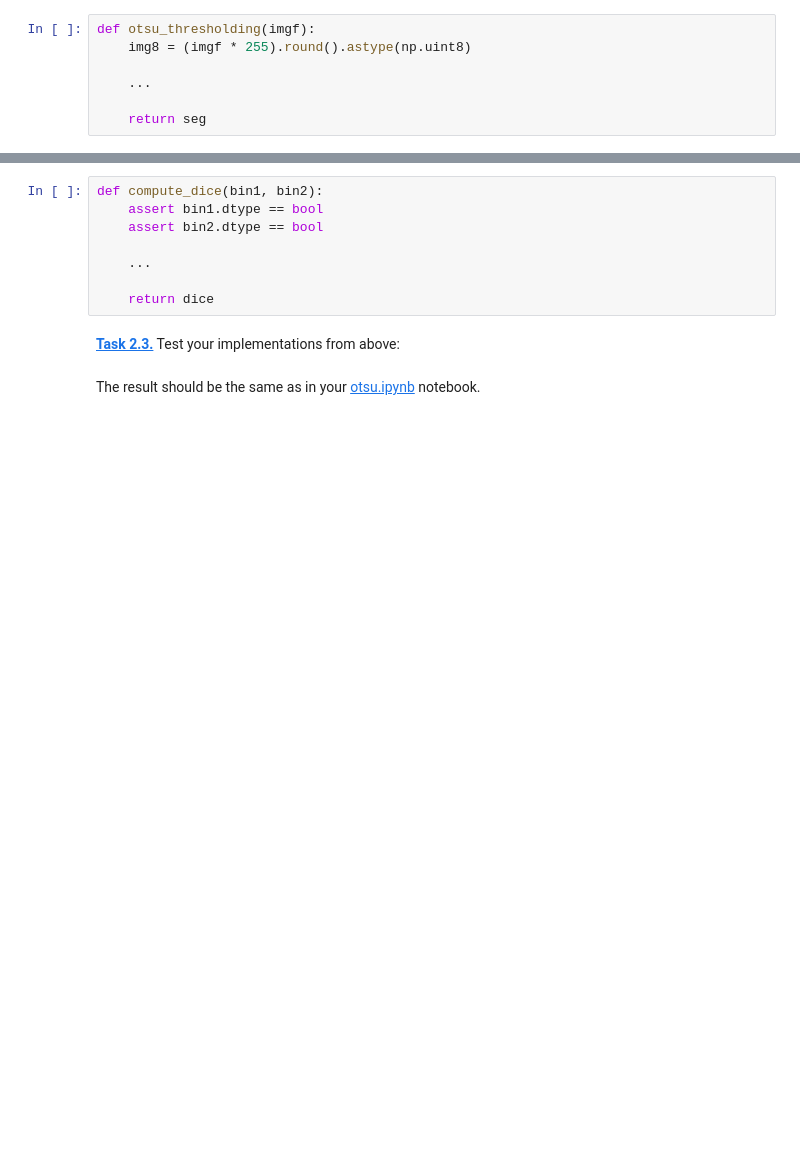
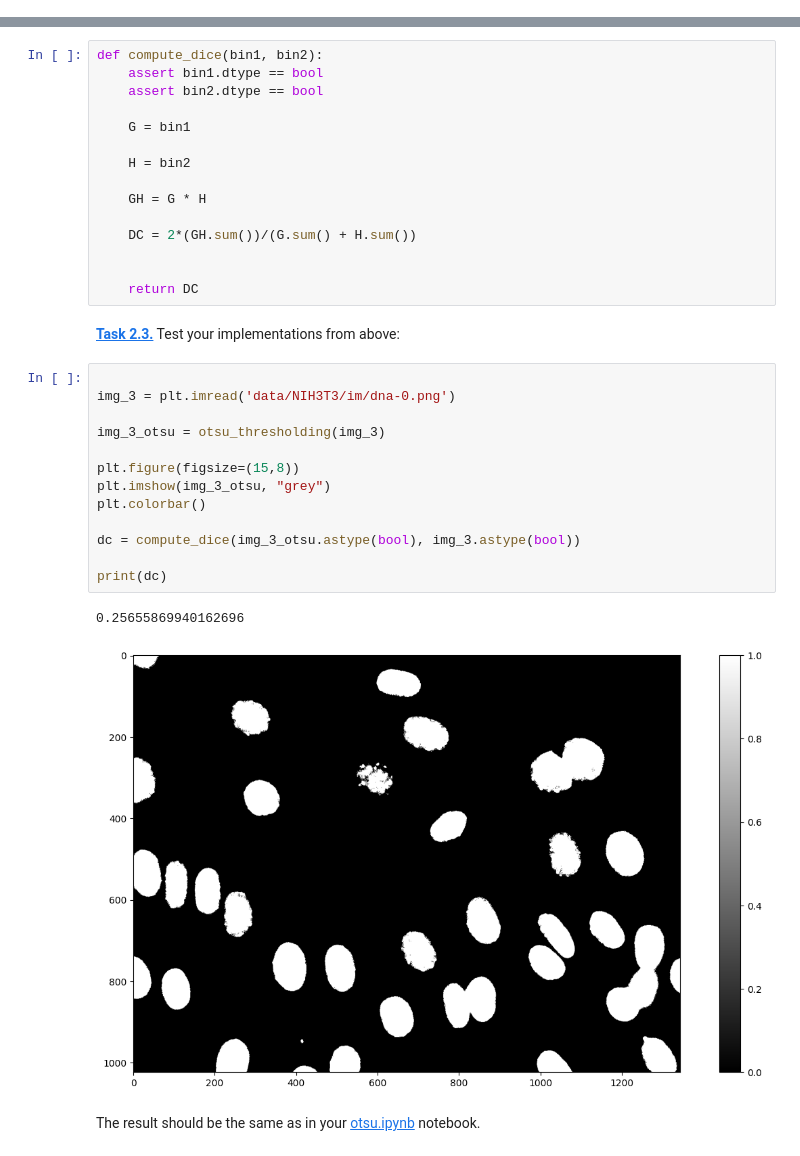
Before and after one commit to MiaRaedlein/mobi-fs5-python, a Jupyter notebook: otsu_batch.ipynb, the cells around one changed output, grey strips where cells are left out. Drawn from its saved outputs; the diff is of its cells as text; blank space fills up the shorter version.

Commit message:
Otsu

```diff
--- a/otsu_batch.ipynb
+++ b/otsu_batch.ipynb
@@ -5,10 +5,3 @@ import numpy as np
 import matplotlib.pyplot as plt
 # %% [markdown]
 **[Task 2.1.]()** Implement Otsu thresholding as a re-usable function:
-# %%
-def otsu_thresholding(imgf):
-    img8 = (imgf * 255).round().astype(np.uint8)
-
-    ...
-
-    return seg
@@ -19,11 +42,34 @@ def compute_dice(bin1, bin2):
     assert bin1.dtype == bool
     assert bin2.dtype == bool
 
-    ...
+    G = bin1
 
-    return dice
+    H = bin2
+
+    GH = G * H
+
+    DC = 2*(GH.sum())/(G.sum() + H.sum())
+
+
+    return DC
 # %% [markdown]
 **[Task 2.3.]()** Test your implementations from above:
+# %%
+
+img_3 = plt.imread('data/NIH3T3/im/dna-0.png')
+
+img_3_otsu = otsu_thresholding(img_3)
+
+plt.figure(figsize=(15,8))
+plt.imshow(img_3_otsu, "grey")
+plt.colorbar()
+
+dc = compute_dice(img_3_otsu.astype(bool), img_3.astype(bool))
+
+print(dc)
+# %% [output]
+0.25655869940162696
+[figure, added]
 # %% [markdown]
 The result should be the same as in your [otsu.ipynb](otsu.ipynb) notebook.
 # %% [markdown]
```
Also changed, not shown: parts of 1 cell of this notebook, 1 other file.
